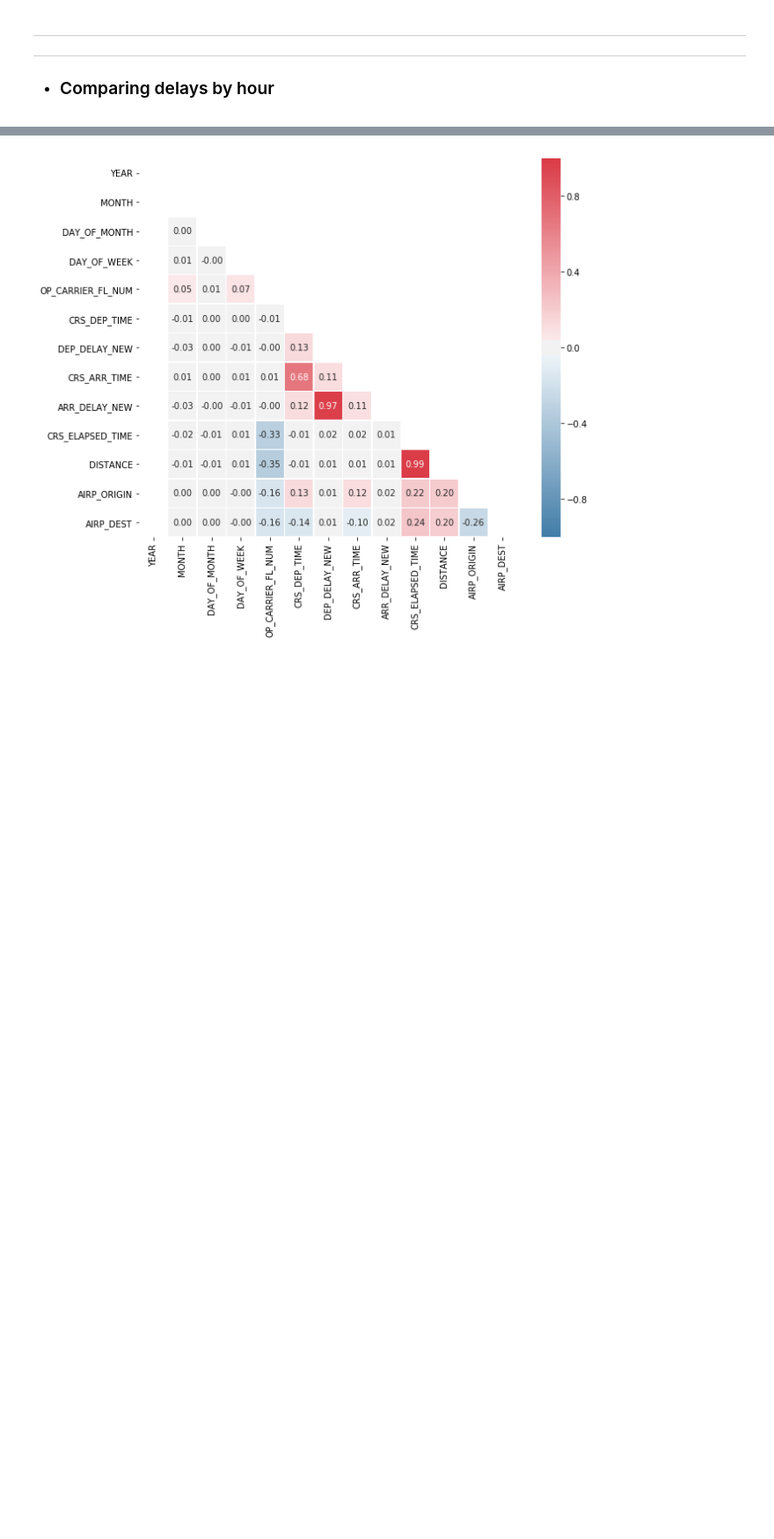
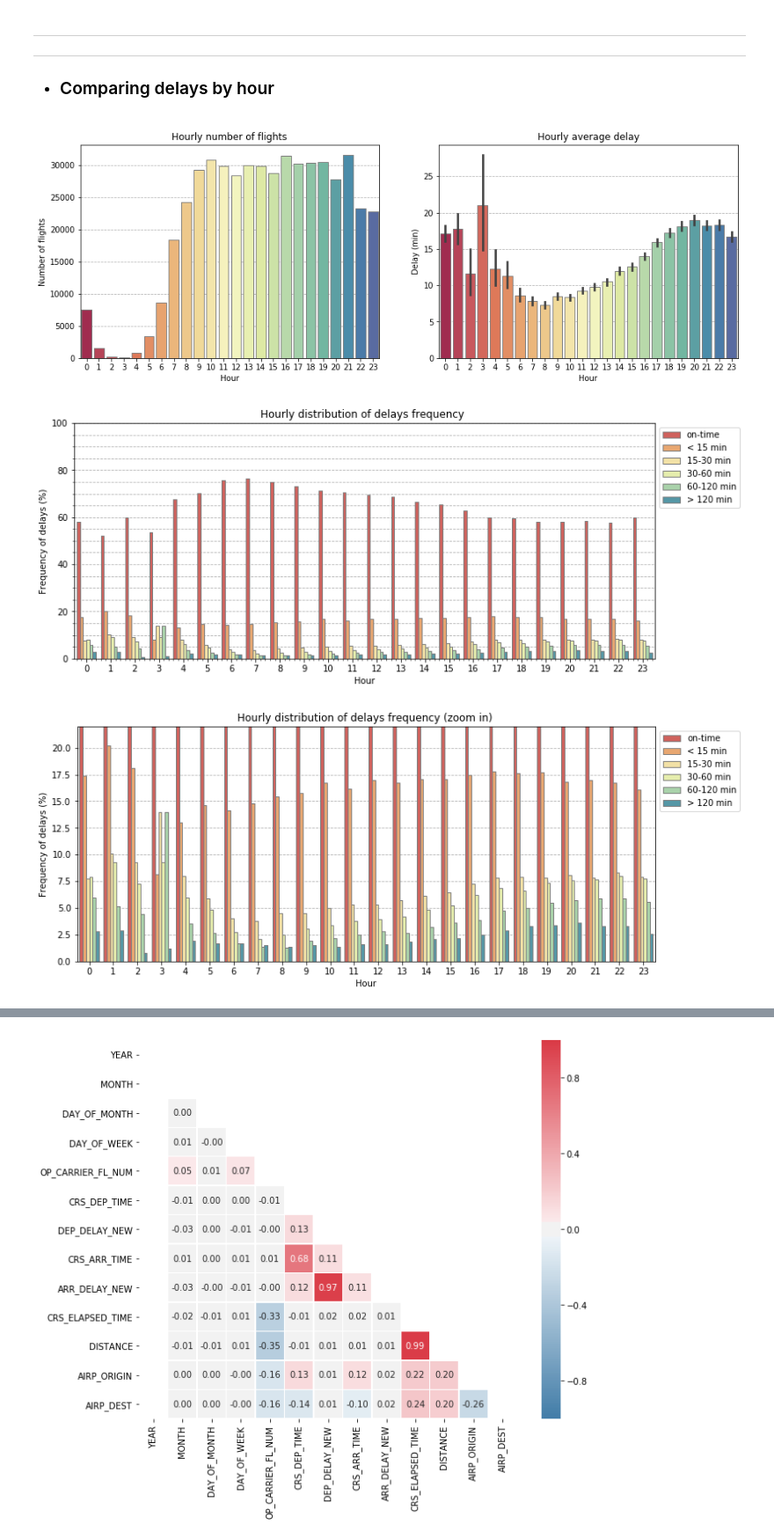
Before and after one commit to lubepe/PredictingFlightDelays, a Jupyter notebook: Predicting flight delays.ipynb, the cells around one changed output, grey strips where cells are left out. Shown at 88% size. Cells and saved outputs as stored; diff of their text form; code cells hidden in the pictures; blank space fills up the shorter version.

```diff
--- a/Predicting flight delays.ipynb
+++ b/Predicting flight delays.ipynb
@@ -1028,0 +1025,59 @@ We can check later the effect of *BIN_AIRLINE* on model performance.
+# %%
+# Normalizing to percentage of delays by hour to make data more comparable between them
+
+delays_count_hour = train_explor[['HOUR_SCHEDULED_ARR', 'BIN_ARR_DELAY', 'ARR_DELAY_NEW']] \
+                        .groupby(['HOUR_SCHEDULED_ARR', 'BIN_ARR_DELAY']).agg('count').rename(columns={'ARR_DELAY_NEW': 'count'})
+delay_per_hour = delays_count_hour.groupby(level=0).apply(lambda x: 100 * x / float(x.sum())) \
+                        .rename(columns={'count': 'frequency'})
+# %%
+#----- total number of flights by hour -----
+plt.figure(figsize=(15,5))
+plt.subplot(121)
+grid = sns.countplot(x='HOUR_SCHEDULED_ARR', data=train_explor, palette=sns.color_palette("Spectral",24),
+                     edgecolor = 'grey', zorder=2)
+grid.set_title('Hourly number of flights')
+grid.set_ylabel('Number of flights')
+grid.set_xlabel('Hour')
+grid.yaxis.grid( which='both', linestyle='--')
+
+
+#----- average delay at arrival by hour -----
+plt.subplot(122)
+grid = sns.barplot(x='HOUR_SCHEDULED_ARR', y='ARR_DELAY_NEW', data=train_explor, palette=sns.color_palette('Spectral', 24),
+                  edgecolor='grey', zorder=2)
+grid.set_title('Hourly average delay')
+grid.set_xlabel('Hour')
+grid.set_ylabel('Delay (min)')
+grid.yaxis.grid( which='both', linestyle='--')
+plt.show()
+
+
+#----- Distribution of delays frequency by airline (binned) -----
+plt.figure(figsize=(12,5))
+grid = sns.barplot(x='HOUR_SCHEDULED_ARR', y='frequency', hue='BIN_ARR_DELAY', data=delay_per_hour.reset_index(),
+                   palette=sns.color_palette('Spectral', 6), edgecolor='grey', zorder=2)
+plt.legend(bbox_to_anchor=(1.0, 1), loc=2)
+grid.set_title('Hourly distribution of delays frequency ')
+grid.set_ylabel('Frequency of delays (%)')
+grid.set_xlabel('Hour')
+grid.yaxis.grid(which='both', linestyle='--')
+plt.ylim(0, 100)
+grid.minorticks_on()
+plt.show()
+
+
+#----- Distribution of delays frequency by airline (zooming in, binned) -----
+plt.figure(figsize=(12,5))
+grid = sns.barplot(x='HOUR_SCHEDULED_ARR', y='frequency', hue='BIN_ARR_DELAY', data=delay_per_hour.reset_index(),
+                   palette=sns.color_palette('Spectral', 6), edgecolor='grey', zorder=2)
+plt.legend(bbox_to_anchor=(1.0, 1), loc=2)
+grid.set_title('Hourly distribution of delays frequency (zoom in) ')
+grid.set_ylabel('Frequency of delays (%)')
+grid.set_xlabel('Hour')
+grid.yaxis.grid(which='both', linestyle='--')
+plt.ylim(0, 22)
+plt.show()
+# %% [output]
+[figure, added]
+[figure, added]
+[figure, added]
```
Also changed, not shown: parts of 28 cells of this notebook.
